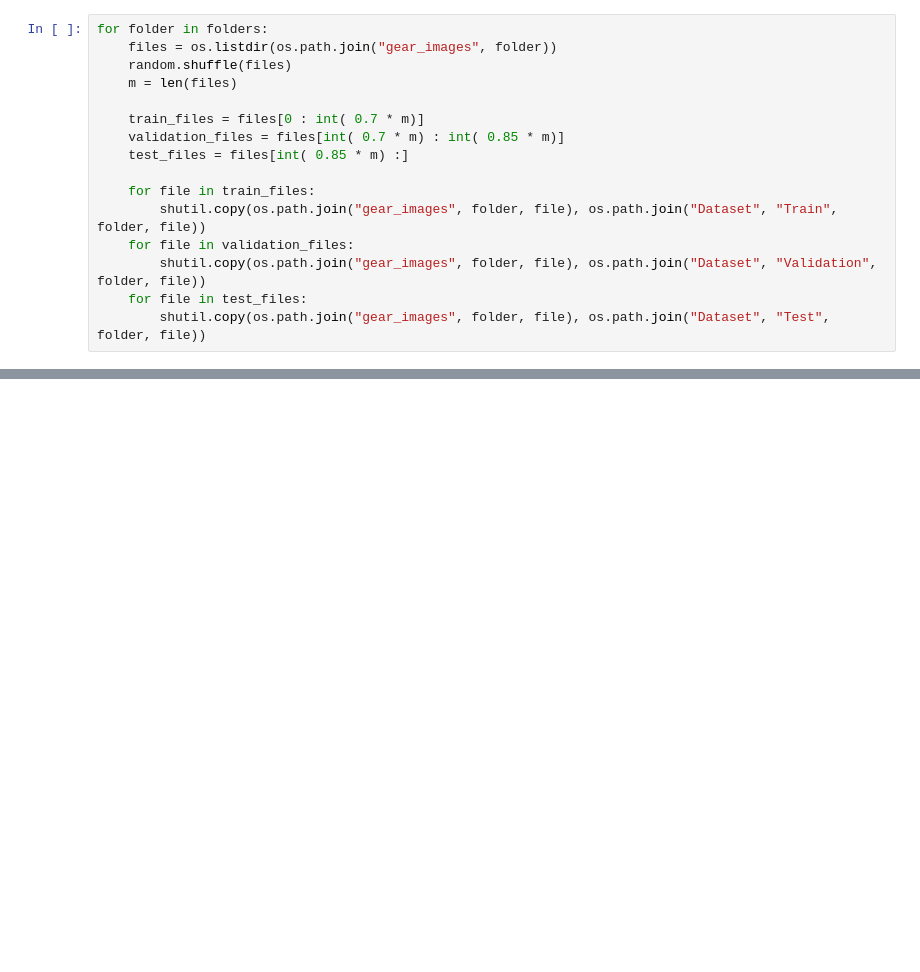
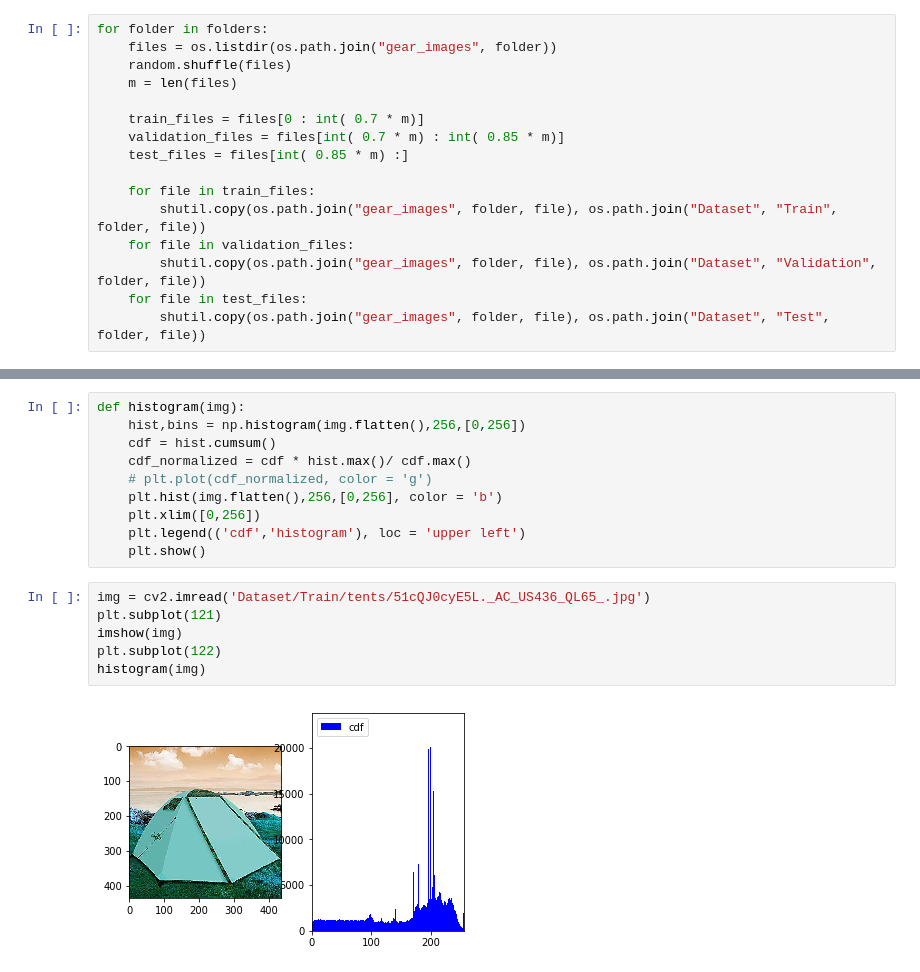
Before and after one commit to karthy1988/highgradient, a Jupyter notebook: openhack.ipynb, the cells around one changed output, grey strips where cells are left out. Drawn from its saved outputs; the diff is of its cells as text; blank space fills up the shorter version.

```diff
--- a/openhack.ipynb
+++ b/openhack.ipynb
@@ -91,0 +129,18 @@ img = cv2.imread("")
+# %%
+def histogram(img):
+    hist,bins = np.histogram(img.flatten(),256,[0,256])
+    cdf = hist.cumsum()
+    cdf_normalized = cdf * hist.max()/ cdf.max()
+    # plt.plot(cdf_normalized, color = 'g')
+    plt.hist(img.flatten(),256,[0,256], color = 'b')
+    plt.xlim([0,256])
+    plt.legend(('cdf','histogram'), loc = 'upper left')
+    plt.show()
+# %%
+img = cv2.imread('Dataset/Train/tents/51cQJ0cyE5L._AC_US436_QL65_.jpg')
+plt.subplot(121)
+imshow(img)
+plt.subplot(122)
+histogram(img)
+# %% [output]
+[figure, added]
```
Also changed, not shown: parts of 10 cells of this notebook.
